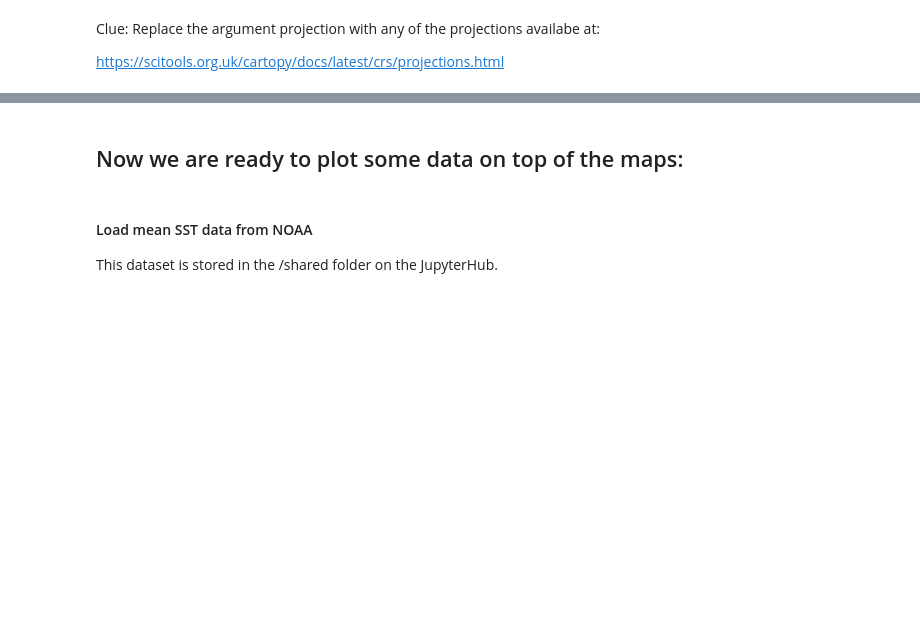
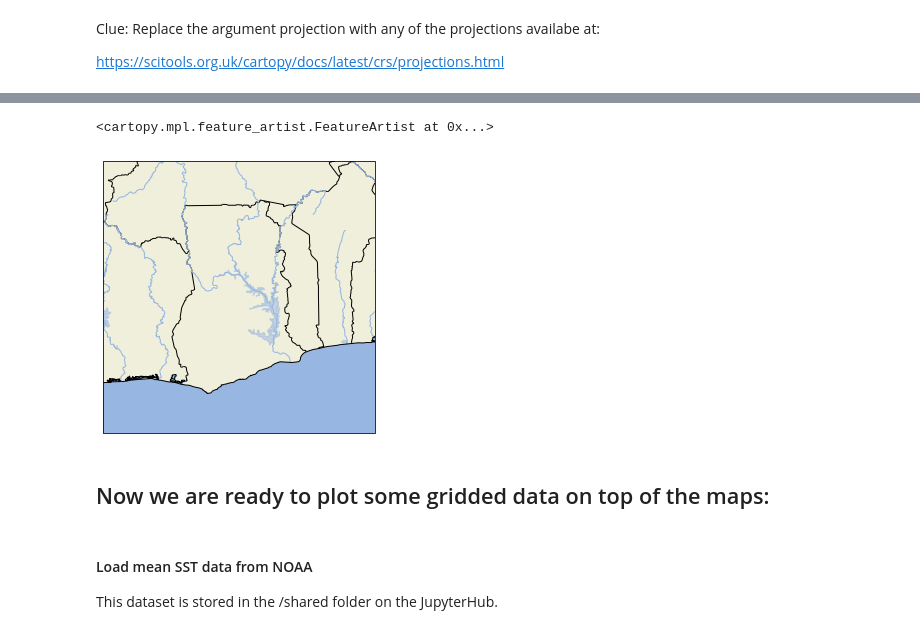
Before and after one commit to paigem/coessing-2021-hub, a Jupyter notebook: cartopy_tutorial.ipynb, the cells around one changed output, grey strips where cells are left out. Saved outputs shown, nothing was run; the diff lists cells and outputs as text; code cells hidden in the pictures; blank space fills up the shorter version.

```diff
--- a/cartopy_tutorial.ipynb
+++ b/cartopy_tutorial.ipynb
@@ -70,5 +158,41 @@ https://scitools.org.uk/cartopy/docs/latest/crs/projections.html
+# %%
+class GhanaUTM(ccrs.UTM):
+    """
+    UTM Zone 30N projection for Africa domain.
+
+    Ellipsoid is International 1924, Datum is ED50.
+
+    """
+    def __init__(self,space_surrounding=5e5):
+        globe = ccrs.Globe(ellipse='intl')
+        super().__init__("30N", globe=globe)
+        self.ghana_coord=[717912.57, 878906.19]
+        self.space_surrounding = space_surrounding
+
+    @property
+    def x_limits(self):
+        return (self.ghana_coord[0]-self.space_surrounding, self.ghana_coord[0]+self.space_surrounding)
+
+    @property
+    def y_limits(self):
+        return (self.ghana_coord[1]-self.space_surrounding, self.ghana_coord[1]+self.space_surrounding)
+# %%
+fig = plt.figure(figsize=(10, 5))
+# Another way to create an axis with a map projection
+ax = fig.add_subplot(1, 1, 1, projection=GhanaUTM(space_surrounding=5e5))
+# Default topography image
+ax.add_feature(cfeature.BORDERS, linestyle='-')
+ax.add_feature(cfeature.LAND)
+ax.add_feature(cfeature.OCEAN)
+ax.add_feature(cfeature.RIVERS)
+ax.add_feature(cfeature.LAKES, alpha=0.5)
+# Draw coastlines
+ax.coastlines()
+# %% [output]
+<cartopy.mpl.feature_artist.FeatureArtist at 0x...>
+[figure, added]
 # %% [markdown]
-## Now we are ready to plot some data on top of the maps:
+## Now we are ready to plot some gridded data on top of the maps:
 # %%
 #Import library to read netCDFs
 import xarray as xr
```
Also changed, not shown: parts of 62 cells of this notebook.
